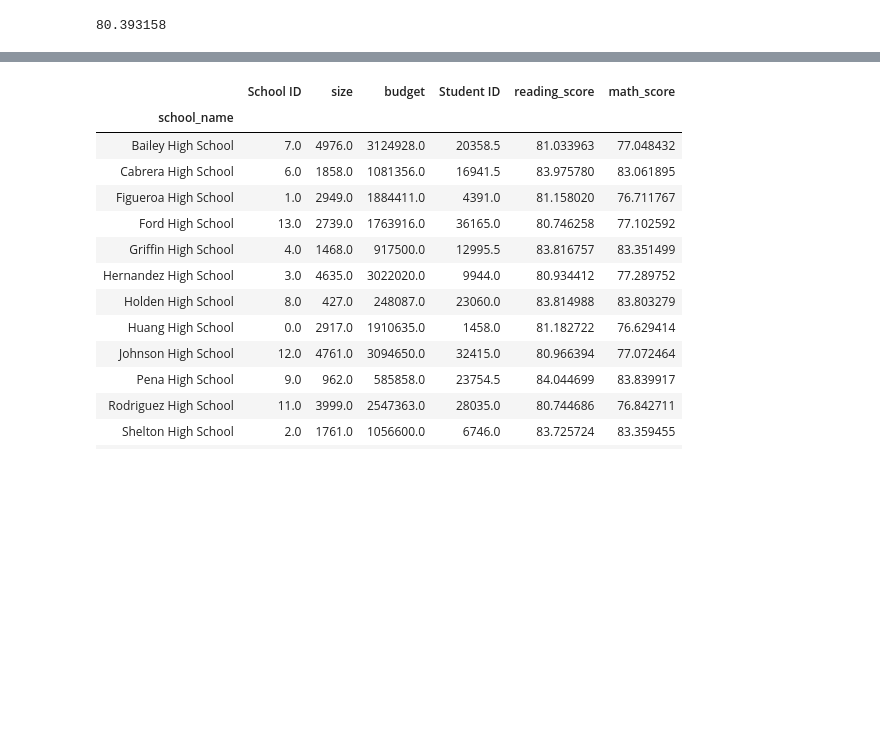
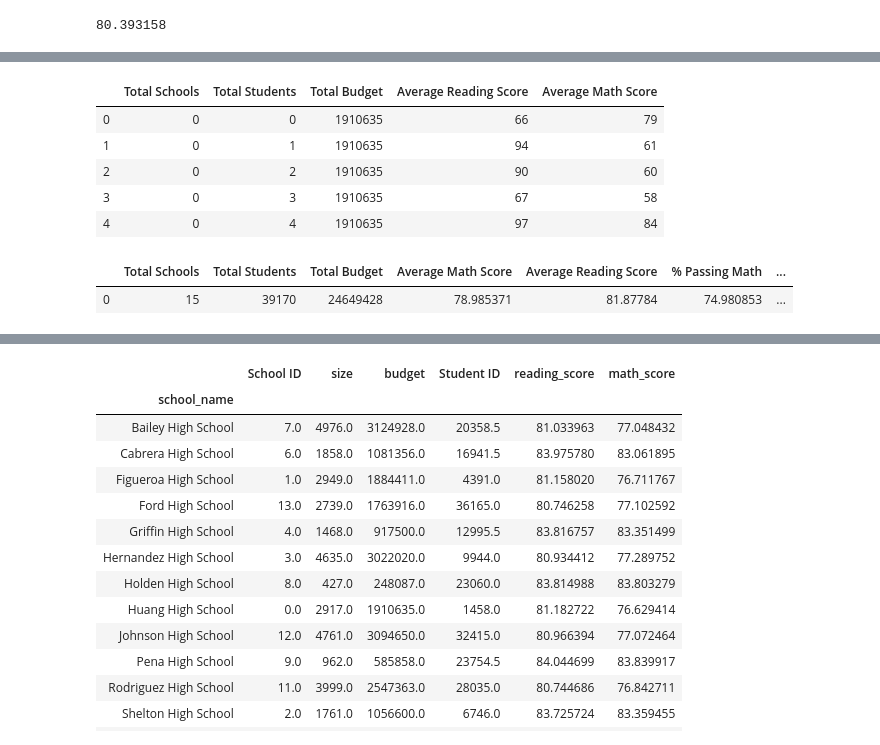
Before and after one commit to kariukbn23/pandas-challenge, a Jupyter notebook: Academy_of_Py/AoP.ipynb, the cells around one changed output, grey strips where cells are left out. Cells and saved outputs as stored; diff of their text form; code cells hidden in the pictures; blank space fills up the shorter version.

```diff
--- a/Academy_of_Py/AoP.ipynb
+++ b/Academy_of_Py/AoP.ipynb
@@ -698,0 +112,25 @@ school_data_complete_new_b.head()
+# %%
+#Renamed column headers using method learning in class
+district_summary_draft2 = district_summary_draft1.rename(columns={"School ID" : "Total Schools", "Student ID" : "Total Students", "budget" : "Total Budget", "math_score" : "Average Math Score", "reading_score" : "Average Reading Score"})
+district_summary_draft2.head()
+# %% [output]
+|  | Total Schools | Total Students | Total Budget | Average Reading Score | Average Math Score |
+| 0 | 0 | 0 | 1910635 | 66 | 79 |
+| 1 | 0 | 1 | 1910635 | 94 | 61 |
+| 2 | 0 | 2 | 1910635 | 90 | 60 |
+| 3 | 0 | 3 | 1910635 | 67 | 58 |
+| 4 | 0 | 4 | 1910635 | 97 | 84 |
+# %%
+#Lastly created a final data frame that included a dictionary of keys that stored values for the all the variables found in the previous parts of my code
+district_summary_final = pd.DataFrame({"Total Schools": [total_schools_final],
+                                        "Total Students": [total_students],
+                                        "Total Budget": [total_budget_final],
+                                        "Average Math Score": [average_math_score],
+                                        "Average Reading Score": [average_reading_score],
+                                        "% Passing Math": [passing_math_scores_percentage],
+                                        "% Passing Reading": [passing_reading_scores_percentage],
+                                        "% Overall Passing Rate": [overall_passing_rate_percentage]})
+district_summary_final
+# %% [output]
+|  | Total Schools | Total Students | Total Budget | Average Math Score | Average Reading Score | % Passing Math | ... |
+| 0 | 15 | 39170 | 24649428 | 78.985371 | 81.87784 | 74.980853 | ... |
```
Also changed, not shown: parts of 112 cells of this notebook.
